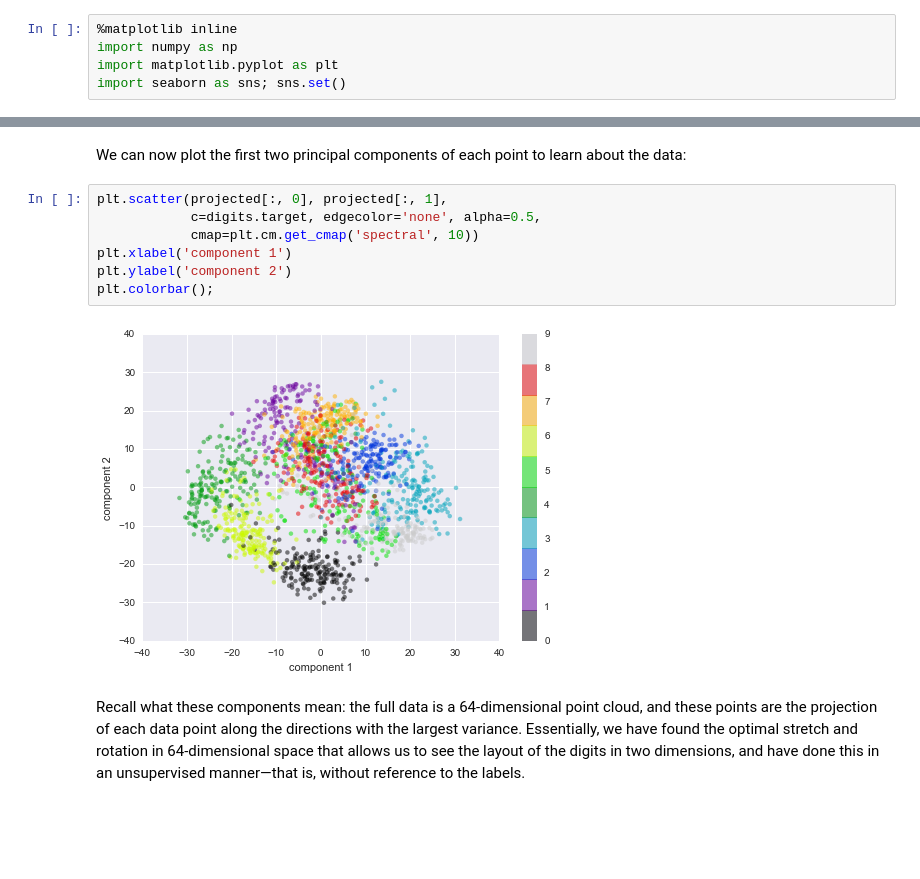
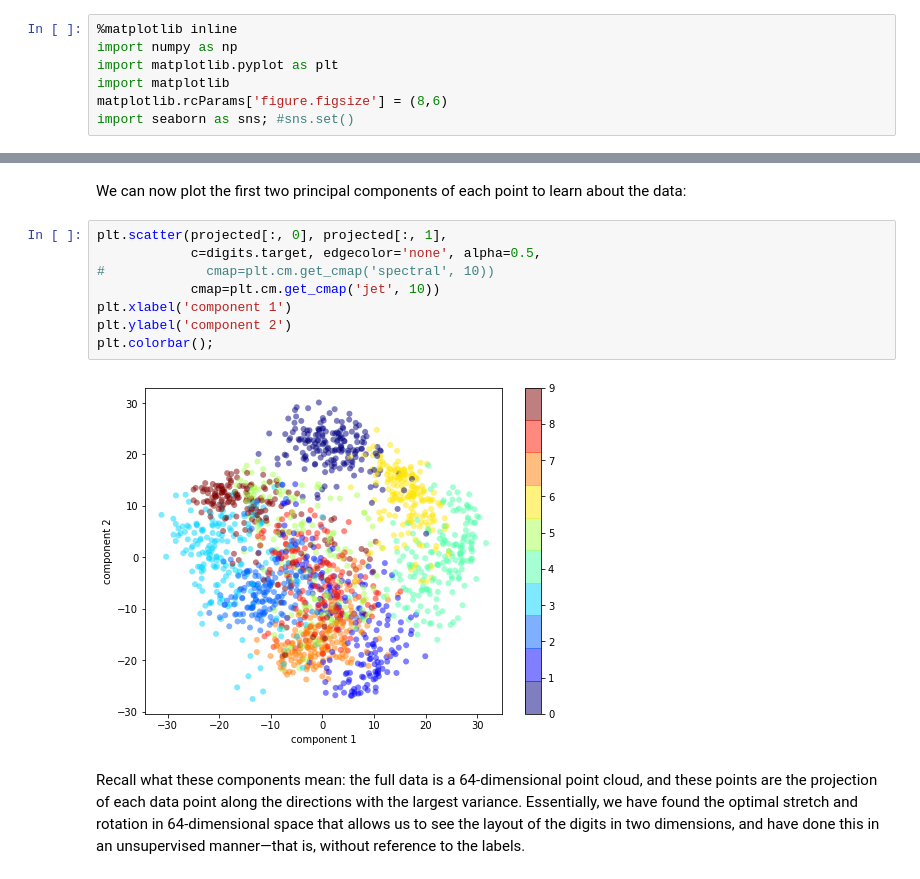
Before and after one commit to yongduek/PythonDataScienceHandbook, a Jupyter notebook: notebooks/05.09-Principal-Component-Analysis.ipynb, the cells around one changed output, grey strips where cells are left out. Drawn from its saved outputs; the diff is of its cells as text; blank space fills up the shorter version.

```diff
--- a/notebooks/05.09-Principal-Component-Analysis.ipynb
+++ b/notebooks/05.09-Principal-Component-Analysis.ipynb
@@ -25,7 +25,9 @@ We begin with the standard imports:
 %matplotlib inline
 import numpy as np
 import matplotlib.pyplot as plt
-import seaborn as sns; sns.set()
+import matplotlib
+matplotlib.rcParams['figure.figsize'] = (8,6)
+import seaborn as sns; #sns.set()
 # %% [markdown]
 ## Introducing Principal Component Analysis
 
@@ -152,12 +155,13 @@ We can now plot the first two principal components of each point to learn about
 # %%
 plt.scatter(projected[:, 0], projected[:, 1],
             c=digits.target, edgecolor='none', alpha=0.5,
-            cmap=plt.cm.get_cmap('spectral', 10))
+#             cmap=plt.cm.get_cmap('spectral', 10))
+            cmap=plt.cm.get_cmap('jet', 10))
 plt.xlabel('component 1')
 plt.ylabel('component 2')
 plt.colorbar();
 # %% [output]
-[figure, old version]
+[figure, new version]
 # %% [markdown]
 Recall what these components mean: the full data is a 64-dimensional point cloud, and these points are the projection of each data point along the directions with the largest variance.
 Essentially, we have found the optimal stretch and rotation in 64-dimensional space that allows us to see the layout of the digits in two dimensions, and have done this in an unsupervised manner—that is, without reference to the labels.
```
Also changed, not shown: parts of 14 cells of this notebook.
